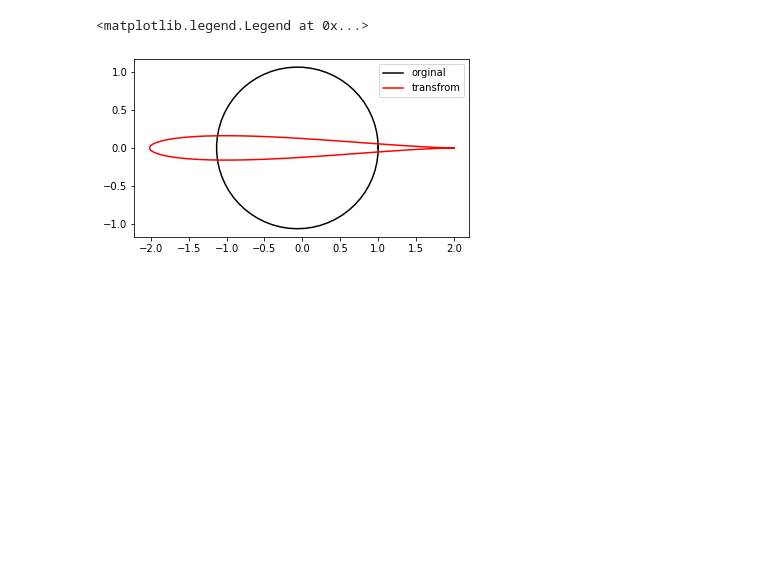
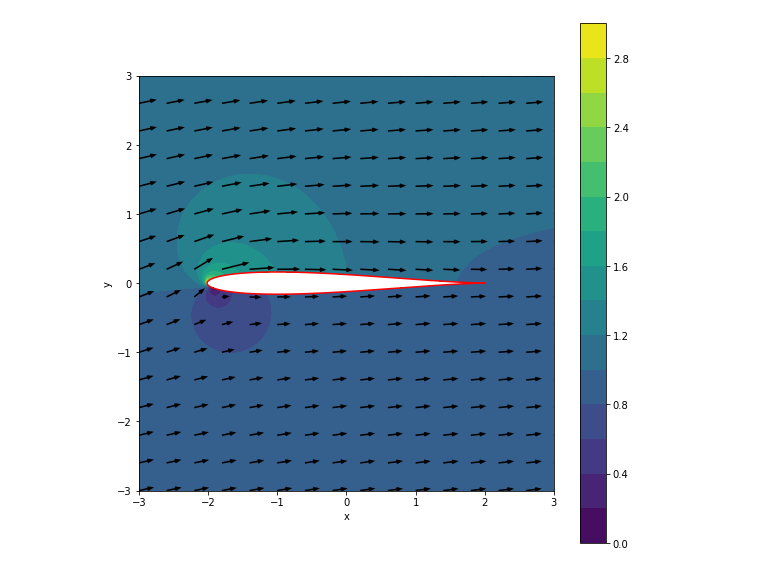
Before and after one commit to Amiren96/Amiren96, a Jupyter notebook: hwk2_P2.ipynb, the cells around one changed output. Cells and saved outputs as stored; diff of their text form; code cells hidden in the pictures; blank space fills up the shorter version.

```diff
--- a/hwk2_P2.ipynb
+++ b/hwk2_P2.ipynb
@@ -63,18 +65,26 @@ xi=z
-# %%
-theta = np.arange(0, 2*np.pi+0.1, 0.1)
-m=0.06577949225902557
-
-
-
-z = (1+m)*np.exp(1j*theta)-m
-
-fig, axs = plt.subplots(1, 1, sharex=True, sharey=True)
-axs.plot(np.real(z), np.imag(z),c="k",label="orginal")
-axs.set_aspect(1)
-xi = z + 1.0 / z
-axs.plot(np.real(xi), np.imag(xi),c="r",label="transfrom")
-axs.set_aspect(1)
-plt.legend()
-# %% [output]
-<matplotlib.legend.Legend at 0x...>
-[figure, removed]
+# %%
+plt.figure(figsize=(8,8))
+u,v,Z=W(X,Y,m=m,angle=angle,flag=True)
+z = (1+m)*np.exp(1j*theta)-m
+# plt.plot(z.real,z.imag,c="k")
+_,_,z=Jokowski(z)
+Z.shape,z.shape
+plt.contourf(X,Y,abs(Z),15,color="r",label="$\phi?$") # contour of velocity
+plt.colorbar()
+skip = (slice(None, None, 40), slice(None, None, 40))
+
+plt.quiver(X[skip],Y[skip],u[skip],v[skip],scale=25,headlength=4)
+plt.plot(z.real,z.imag,c="r")
+# yp=z.imag[:32]
+# jloc=
+
+# plt.ylim((-0.25,0.25))
+# plt.xlim((-3,3))
+plt.xlabel("x")
+plt.ylabel("y")
+plt.tight_layout()
+plt.gca().set_aspect('equal')
+# plt.colorbar()
+# plt.savefig("../images/2p_P3_vel_con.png",dpi=200,bbox_inches='tight')
+# %% [output]
+[figure, added]
```
Also changed, not shown: parts of 6 cells of this notebook.
